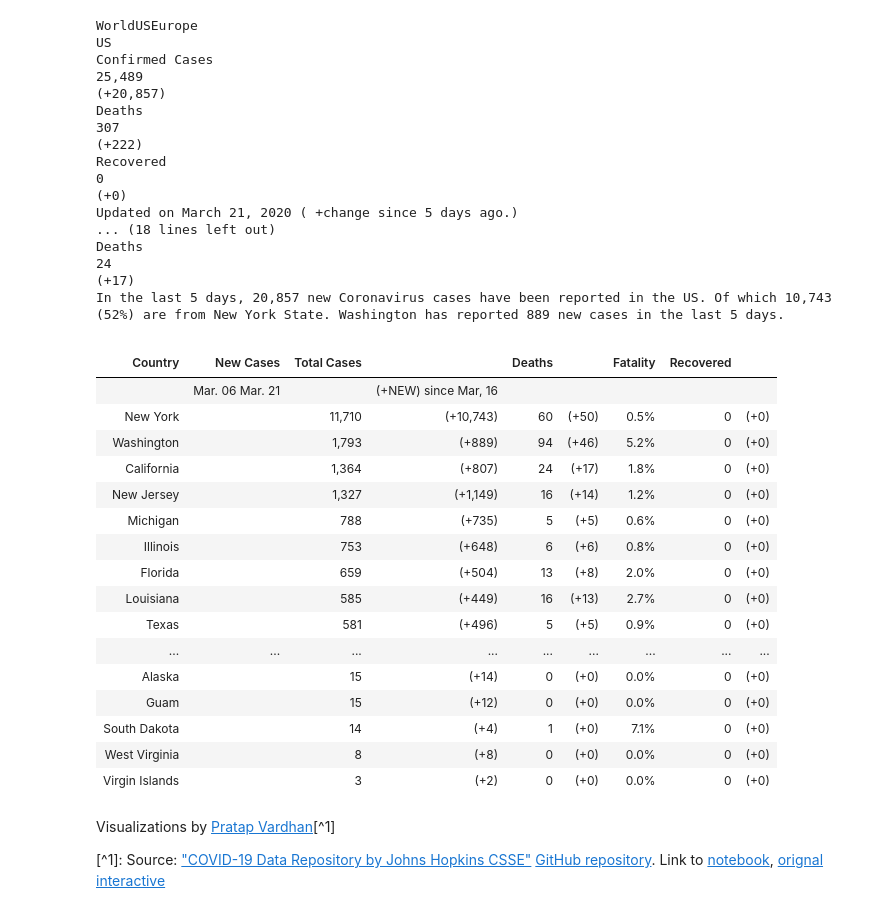
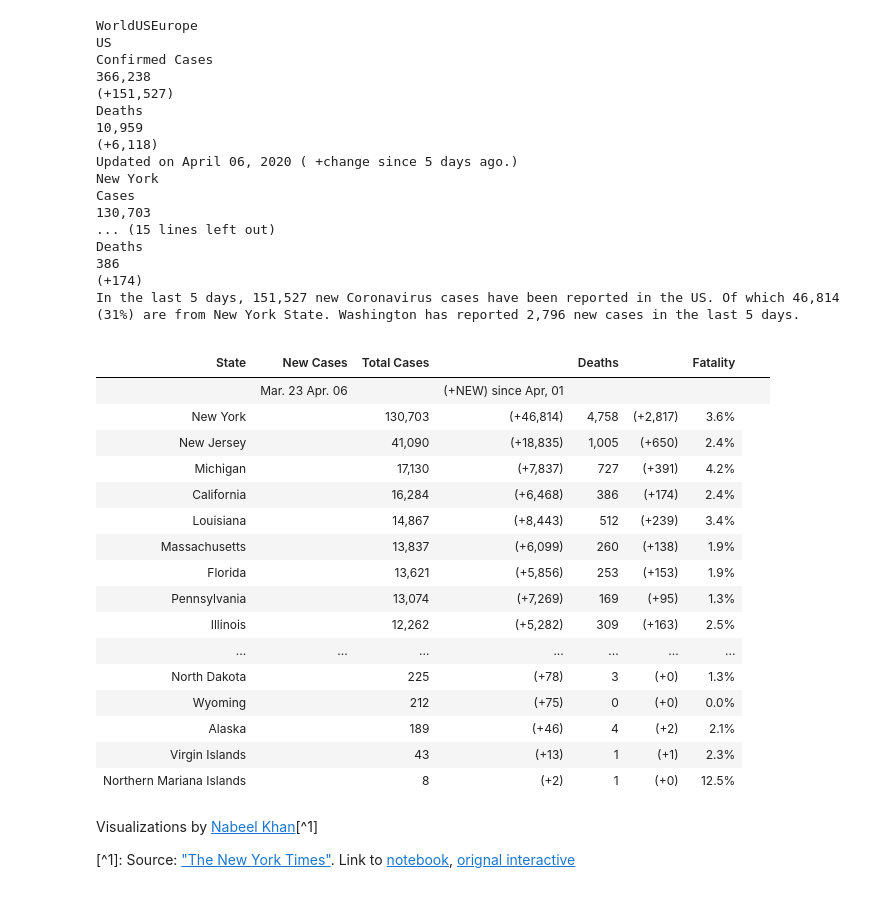
Before and after one commit to isimplification/Simplification, a Jupyter notebook: _notebooks/2020-04-08-COVID19-Overview-US.ipynb, the cells around one changed output. Saved outputs shown, nothing was run; the diff lists cells and outputs as text; code cells hidden in the pictures.

```diff
--- a/_notebooks/2020-04-08-COVID19-Overview-US.ipynb
+++ b/_notebooks/2020-04-08-COVID19-Overview-US.ipynb
@@ -61,3 +31,11 @@ data = covid.gen_data(region=COL_REGION, filter_frame=filter_us, kpis_info=kpis_
+# %%
+#hide
+COL_REGION = 'Province/State'
+kpis_info = [
+    {'title': 'New York', 'prefix': 'NY'},
+    {'title': 'Washington', 'prefix': 'WA'},
+    {'title': 'California', 'prefix': 'CA'}]
+data = covid.gen_data_us(region=COL_REGION, kpis_info=kpis_info)
 # %%
 #hide
 data['table'].head(5)
@@ -71,53 +49,52 @@ data['table'].head(5)
 # %%
 #hide_input
 template = Template(covid.get_template(covid.paths['overview']))
-dt_cols, LAST_DATE_I = data['dt_cols'], data['dt_last']
 html = template.render(
     D=data['summary'], table=data['table'],
-    newcases=data['newcases'].loc[:, dt_cols[LAST_DATE_I - 15]:dt_cols[LAST_DATE_I]],
+    newcases=data['newcases'].iloc[:, -15:],
     COL_REGION=COL_REGION,
     KPI_CASE='US',
     KPIS_INFO=kpis_info,
     LEGEND_DOMAIN=[5, 50, 500, np.inf],
     np=np, pd=pd, enumerate=enumerate)
 HTML(f'<div>{html}</div>')
 # %% [output]
 WorldUSEurope
 US
 Confirmed Cases
-25,489
-(+20,857)
+366,238
+(+151,527)
 Deaths
-307
-(+222)
-Recovered
-0
-(+0)
-Updated on March 21, 2020 ( +change since 5 days ago.)
-... (18 lines left out)
+10,959
+(+6,118)
+Updated on April 06, 2020 ( +change since 5 days ago.)
+New York
+Cases
+130,703
+... (15 lines left out)
 Deaths
-24
-(+17)
-In the last 5 days, 20,857 new Coronavirus cases have been reported in the US. Of which 10,743 (52%) are from New York State. Washington has reported 889 new cases in the last 5 days.
+386
+(+174)
+In the last 5 days, 151,527 new Coronavirus cases have been reported in the US. Of which 46,814 (31%) are from New York State. Washington has reported 2,796 new cases in the last 5 days.
 |  |  |  |  |  |  |  |  |  |
-| Country | New Cases | Total Cases |  | Deaths |  | Fatality | Recovered |  |
-|  | Mar. 06 Mar. 21 |  | (+NEW) since Mar, 16 |  |  |  |  |  |
-| New York |  | 11,710 | (+10,743) | 60 | (+50) | 0.5% | 0 | (+0) |
-| Washington |  | 1,793 | (+889) | 94 | (+46) | 5.2% | 0 | (+0) |
-| California |  | 1,364 | (+807) | 24 | (+17) | 1.8% | 0 | (+0) |
-| New Jersey |  | 1,327 | (+1,149) | 16 | (+14) | 1.2% | 0 | (+0) |
-| Michigan |  | 788 | (+735) | 5 | (+5) | 0.6% | 0 | (+0) |
-| Illinois |  | 753 | (+648) | 6 | (+6) | 0.8% | 0 | (+0) |
-| Florida |  | 659 | (+504) | 13 | (+8) | 2.0% | 0 | (+0) |
-| Louisiana |  | 585 | (+449) | 16 | (+13) | 2.7% | 0 | (+0) |
-| Texas |  | 581 | (+496) | 5 | (+5) | 0.9% | 0 | (+0) |
-| ... | ... | ... | ... | ... | ... | ... | ... | ... |
-| Alaska |  | 15 | (+14) | 0 | (+0) | 0.0% | 0 | (+0) |
-| Guam |  | 15 | (+12) | 0 | (+0) | 0.0% | 0 | (+0) |
-| South Dakota |  | 14 | (+4) | 1 | (+0) | 7.1% | 0 | (+0) |
-| West Virginia |  | 8 | (+8) | 0 | (+0) | 0.0% | 0 | (+0) |
-| Virgin Islands |  | 3 | (+2) | 0 | (+0) | 0.0% | 0 | (+0) |
+| State | New Cases | Total Cases |  | Deaths |  | Fatality |
+|  | Mar. 23 Apr. 06 |  | (+NEW) since Apr, 01 |  |  |  |  |  |
+| New York |  | 130,703 | (+46,814) | 4,758 | (+2,817) | 3.6% |
+| New Jersey |  | 41,090 | (+18,835) | 1,005 | (+650) | 2.4% |
+| Michigan |  | 17,130 | (+7,837) | 727 | (+391) | 4.2% |
+| California |  | 16,284 | (+6,468) | 386 | (+174) | 2.4% |
+| Louisiana |  | 14,867 | (+8,443) | 512 | (+239) | 3.4% |
+| Massachusetts |  | 13,837 | (+6,099) | 260 | (+138) | 1.9% |
+| Florida |  | 13,621 | (+5,856) | 253 | (+153) | 1.9% |
+| Pennsylvania |  | 13,074 | (+7,269) | 169 | (+95) | 1.3% |
+| Illinois |  | 12,262 | (+5,282) | 309 | (+163) | 2.5% |
+| ... | ... | ... | ... | ... | ... | ... |
+| North Dakota |  | 225 | (+78) | 3 | (+0) | 1.3% |
+| Wyoming |  | 212 | (+75) | 0 | (+0) | 0.0% |
+| Alaska |  | 189 | (+46) | 4 | (+2) | 2.1% |
+| Virgin Islands |  | 43 | (+13) | 1 | (+1) | 2.3% |
+| Northern Mariana Islands |  | 8 | (+2) | 1 | (+0) | 12.5% |
 # %% [markdown]
-Visualizations by [Pratap Vardhan](https://twitter.com/PratapVardhan)[^1]
+Visualizations by [Nabeel Khan](https://twitter.com/TheNabeelKhan)[^1]
 
-[^1]: Source: ["COVID-19 Data Repository by Johns Hopkins CSSE"](https://systems.jhu.edu/research/public-health/ncov/) [GitHub repository](https://github.com/CSSEGISandData/COVID-19). Link to [notebook](https://github.com/pratapvardhan/notebooks/blob/master/covid19/covid19-overview-us.ipynb), [orignal interactive](https://gramener.com/enumter/covid19/united-states.html)
+[^1]: Source: ["The New York Times"](https://github.com/nytimes/covid-19-data). Link to [notebook](https://github.com/nabeelkhan/covid19/blob/master/covid19-overview-us.ipynb), [orignal interactive](https://gramener.com/enumter/covid19/united-states.html)
```
Also changed, not shown: parts of 5 cells of this notebook, 2 other files.
